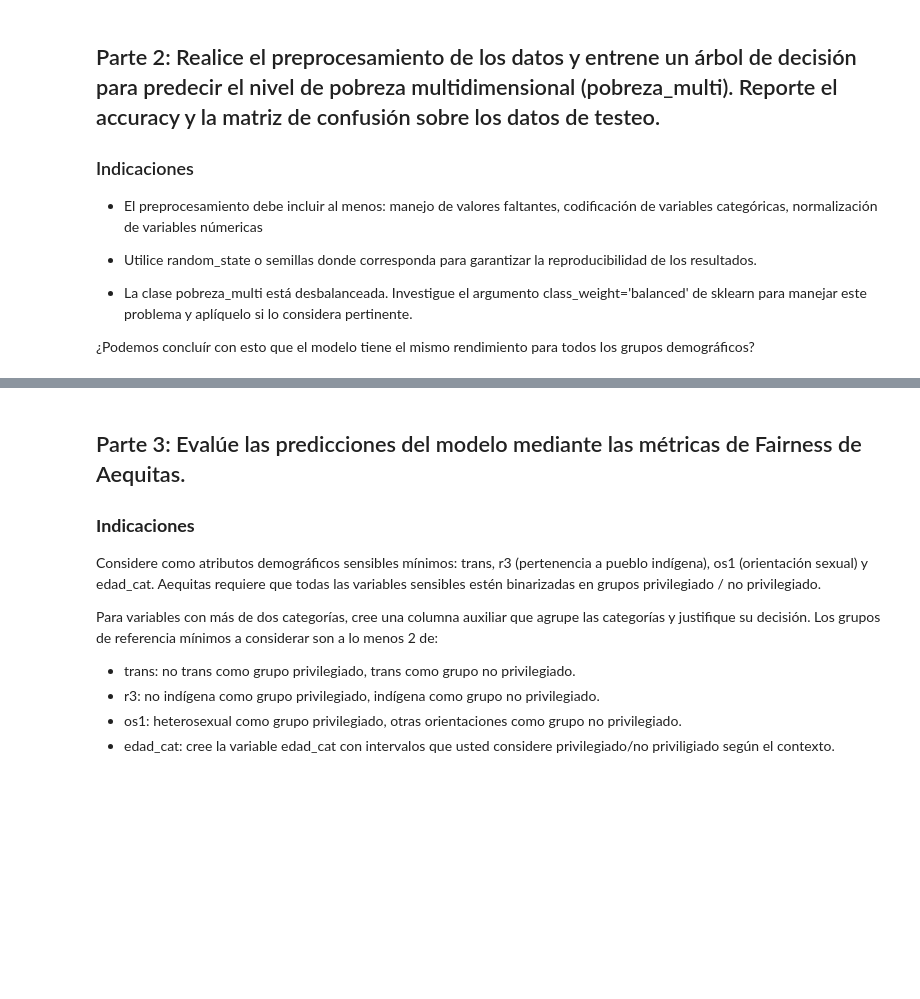
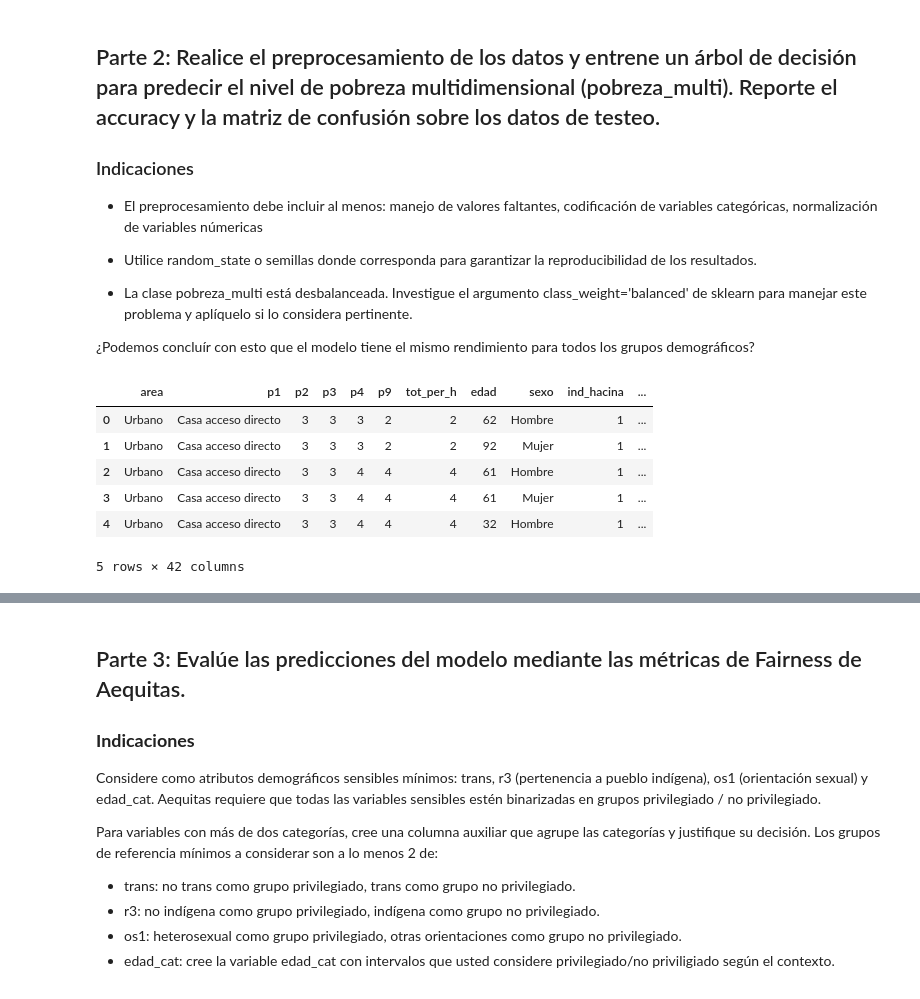
Before and after one commit to wbguc/taller-2, a Jupyter notebook: Taller_sumativo_2.ipynb, the cells around one changed output, grey strips where cells are left out. Saved outputs shown, nothing was run; the diff lists cells and outputs as text; code cells hidden in the pictures; blank space fills up the shorter version.

```diff
--- a/Taller_sumativo_2.ipynb
+++ b/Taller_sumativo_2.ipynb
@@ -59,3 +85,13 @@ warnings.filterwarnings("ignore")
 - La clase pobreza_multi está desbalanceada. Investigue el argumento class_weight='balanced' de sklearn para manejar este problema y aplíquelo si lo considera pertinente.
 
 ¿Podemos concluír con esto que el modelo tiene el mismo rendimiento para todos los grupos demográficos?
+# %%
+df.head()
+# %% [output]
+|  | area | p1 | p2 | p3 | p4 | p9 | tot_per_h | edad | sexo | ind_hacina | ... |
+| 0 | Urbano | Casa acceso directo | 3 | 3 | 3 | 2 | 2 | 62 | Hombre | 1 | ... |
+| 1 | Urbano | Casa acceso directo | 3 | 3 | 3 | 2 | 2 | 92 | Mujer | 1 | ... |
+| 2 | Urbano | Casa acceso directo | 3 | 3 | 4 | 4 | 4 | 61 | Hombre | 1 | ... |
+| 3 | Urbano | Casa acceso directo | 3 | 3 | 4 | 4 | 4 | 61 | Mujer | 1 | ... |
+| 4 | Urbano | Casa acceso directo | 3 | 3 | 4 | 4 | 4 | 32 | Hombre | 1 | ... |
+5 rows × 42 columns
```
Also changed, not shown: parts of 12 cells of this notebook.
